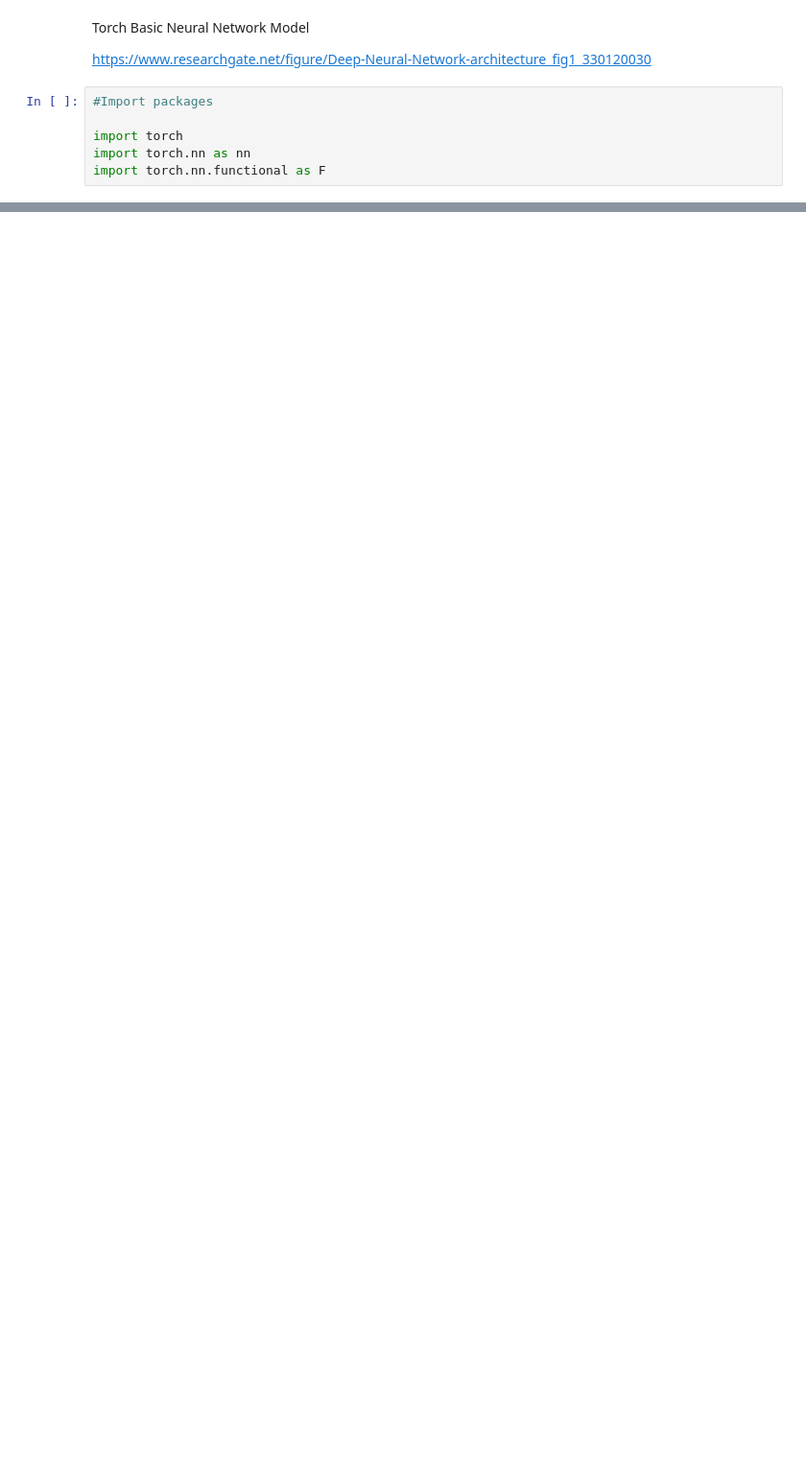
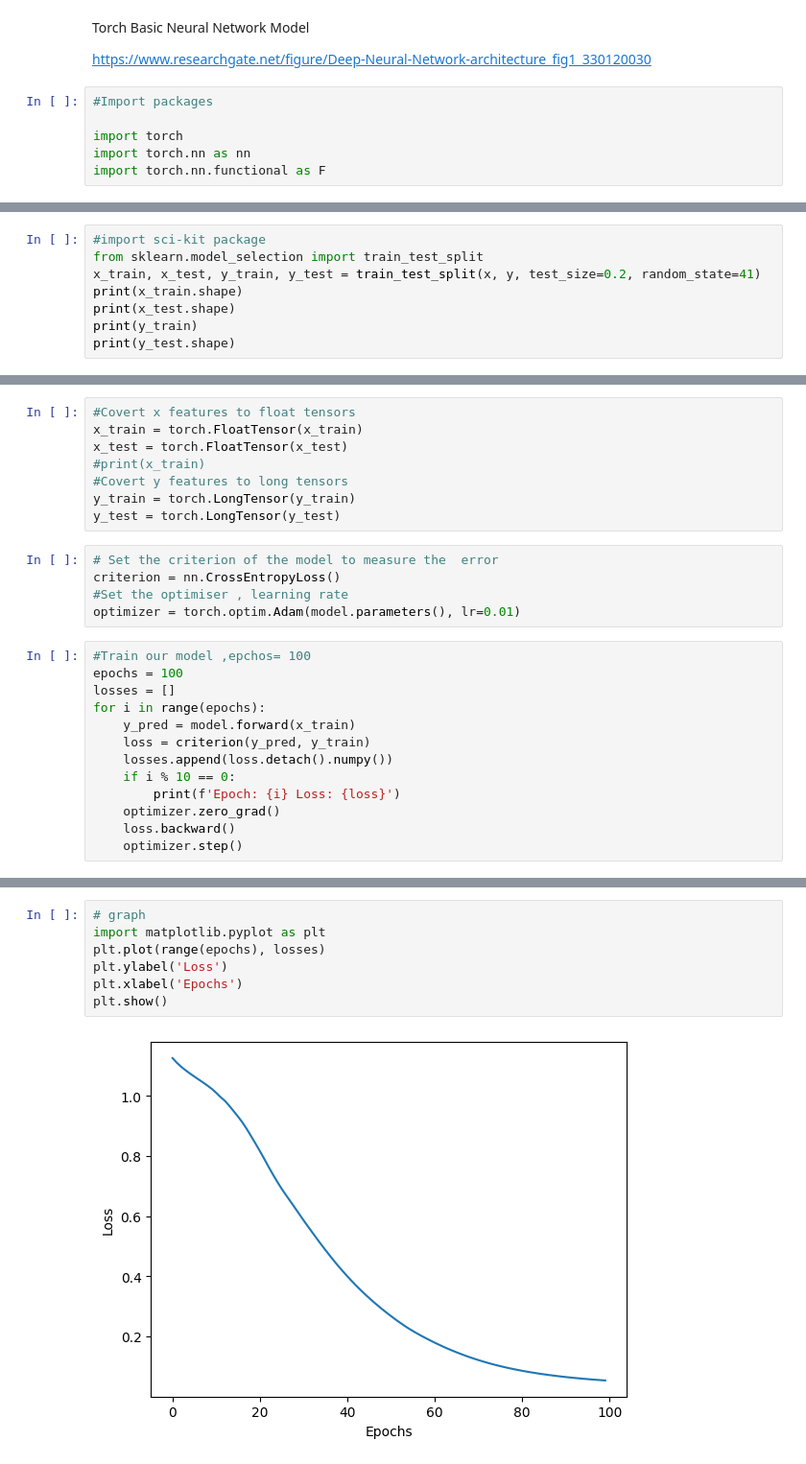
Before and after one commit to Ram-Pasupula/torch, a Jupyter notebook: nn.ipynb, the cells around one changed output, grey strips where cells are left out. Shown at 96% size. Saved outputs shown, nothing was run; the diff lists cells and outputs as text; blank space fills up the shorter version.

```diff
--- a/nn.ipynb
+++ b/nn.ipynb
@@ -26,0 +68,8 @@ class Model(nn.Module):
+# %%
+#import sci-kit package
+from sklearn.model_selection import train_test_split
+x_train, x_test, y_train, y_test = train_test_split(x, y, test_size=0.2, random_state=41)
+print(x_train.shape)
+print(x_test.shape)
+print(y_train)
+print(y_test.shape)
@@ -26,0 +84,26 @@ class Model(nn.Module):
+# %%
+#Covert x features to float tensors
+x_train = torch.FloatTensor(x_train)
+x_test = torch.FloatTensor(x_test)
+#print(x_train)
+#Covert y features to long tensors
+y_train = torch.LongTensor(y_train)
+y_test = torch.LongTensor(y_test)
+# %%
+# Set the criterion of the model to measure the  error
+criterion = nn.CrossEntropyLoss()
+#Set the optimiser , learning rate
+optimizer = torch.optim.Adam(model.parameters(), lr=0.01)
+# %%
+#Train our model ,epchos= 100
+epochs = 100
+losses = []
+for i in range(epochs):
+    y_pred = model.forward(x_train)
+    loss = criterion(y_pred, y_train)
+    losses.append(loss.detach().numpy())
+    if i % 10 == 0:
+        print(f'Epoch: {i} Loss: {loss}')
+    optimizer.zero_grad()
+    loss.backward()
+    optimizer.step()
@@ -26,0 +121,9 @@ class Model(nn.Module):
+# %%
+# graph
+import matplotlib.pyplot as plt
+plt.plot(range(epochs), losses)
+plt.ylabel('Loss')
+plt.xlabel('Epochs')
+plt.show()
+# %% [output]
+[figure, added]
```
Also changed, not shown: parts of 7 cells of this notebook.
